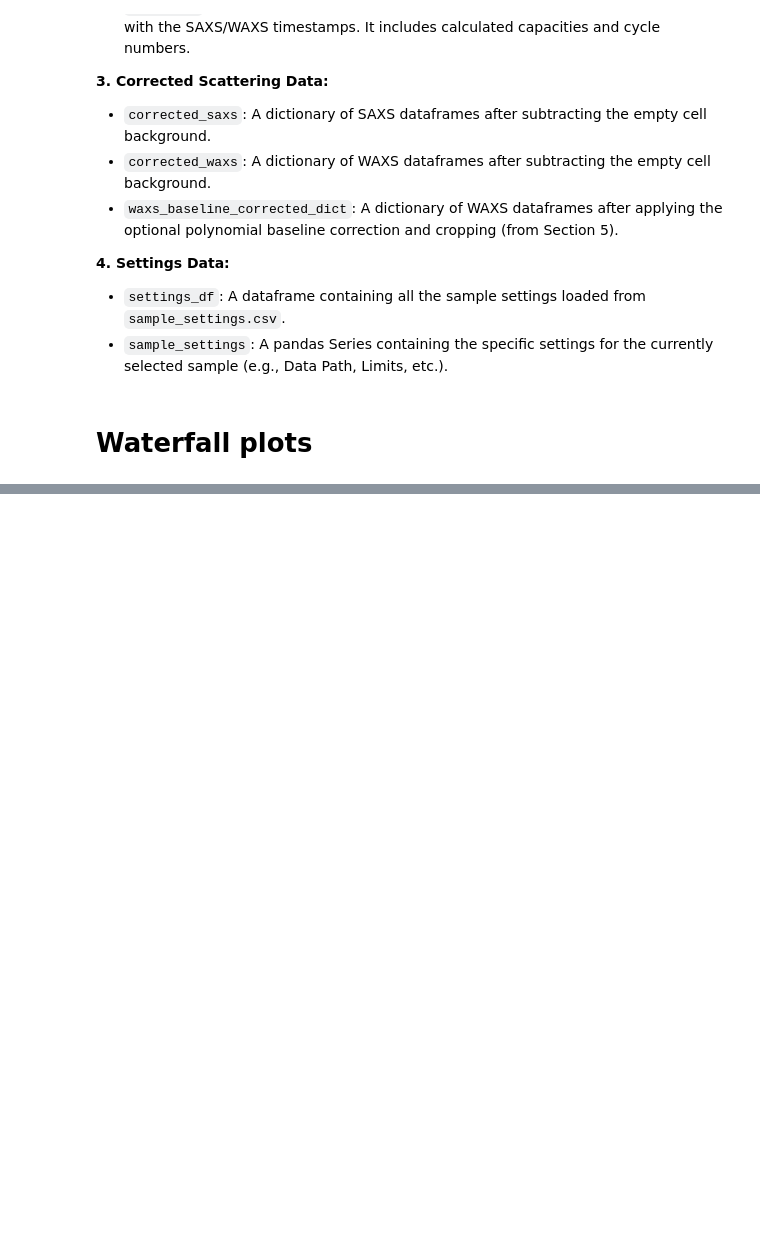
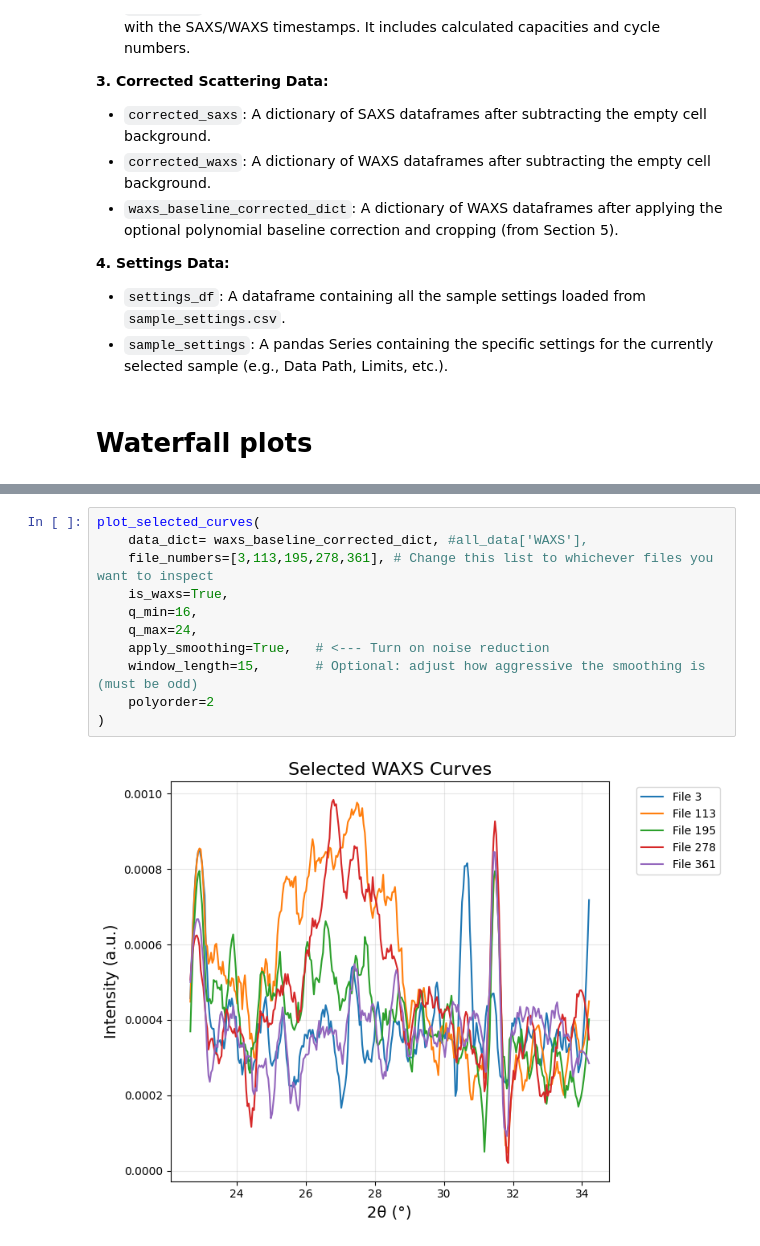
Before and after one commit to PronoyDutta/SAXS_WAXS, a Jupyter notebook: Final_Notebooks/main_analysis.ipynb, the cells around one changed output, grey strips where cells are left out. Saved outputs shown, nothing was run; the diff lists cells and outputs as text; blank space fills up the shorter version.

```diff
--- a/Final_Notebooks/main_analysis.ipynb
+++ b/Final_Notebooks/main_analysis.ipynb
@@ -529,0 +587,13 @@ Here is a quick summary of the key dataframes and dictionaries generated during
+# %%
+plot_selected_curves(
+    data_dict= waxs_baseline_corrected_dict, #all_data['WAXS'],
+    file_numbers=[3,113,195,278,361], # Change this list to whichever files you want to inspect
+    is_waxs=True,
+    q_min=16,
+    q_max=24,
+    apply_smoothing=True,   # <--- Turn on noise reduction
+    window_length=15,       # Optional: adjust how aggressive the smoothing is (must be odd)
+    polyorder=2
+)
+# %% [output]
+[figure, added]
```
Also changed, not shown: parts of 5 cells of this notebook, 1 other file.
